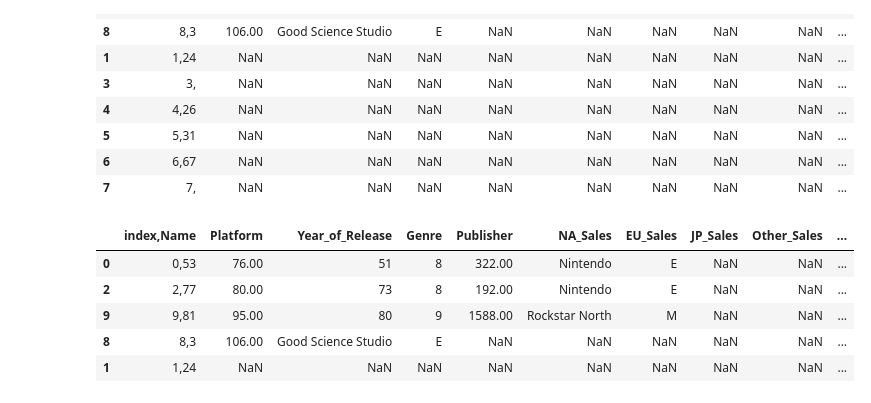
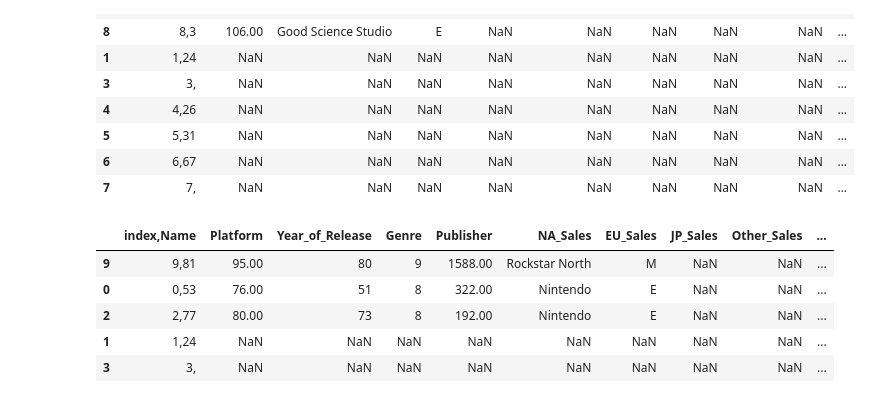
Before and after one commit to RishiKumar156/jupyter_noteBooks, a Jupyter notebook: Pandas_excel.ipynb, the cells around one changed output. Saved outputs shown, nothing was run; the diff lists cells and outputs as text; code cells hidden in the pictures.

```diff
--- a/Pandas_excel.ipynb
+++ b/Pandas_excel.ipynb
@@ -119,11 +119,11 @@ df.sort_values(by="Platform")  #sort based on the column name
 | 6 | 6,67 | NaN | NaN | NaN | NaN | NaN | NaN | NaN | NaN | ... |
 | 7 | 7, | NaN | NaN | NaN | NaN | NaN | NaN | NaN | NaN | ... |
 # %%
-df.sort_values(by="Platform").head() #sort based on the column and head will just get the top once
+df.sort_values(by="NA_Sales" , ascending=False).head() #sort based on the column and head will just get the top once
 # %% [output]
 |  | index,Name | Platform | Year_of_Release | Genre | Publisher | NA_Sales | EU_Sales | JP_Sales | Other_Sales | ... |
+| 9 | 9,81 | 95.00 | 80 | 9 | 1588.00 | Rockstar North | M | NaN | NaN | ... |
 | 0 | 0,53 | 76.00 | 51 | 8 | 322.00 | Nintendo | E | NaN | NaN | ... |
 | 2 | 2,77 | 80.00 | 73 | 8 | 192.00 | Nintendo | E | NaN | NaN | ... |
-| 9 | 9,81 | 95.00 | 80 | 9 | 1588.00 | Rockstar North | M | NaN | NaN | ... |
-| 8 | 8,3 | 106.00 | Good Science Studio | E | NaN | NaN | NaN | NaN | NaN | ... |
 | 1 | 1,24 | NaN | NaN | NaN | NaN | NaN | NaN | NaN | NaN | ... |
+| 3 | 3, | NaN | NaN | NaN | NaN | NaN | NaN | NaN | NaN | ... |
```
